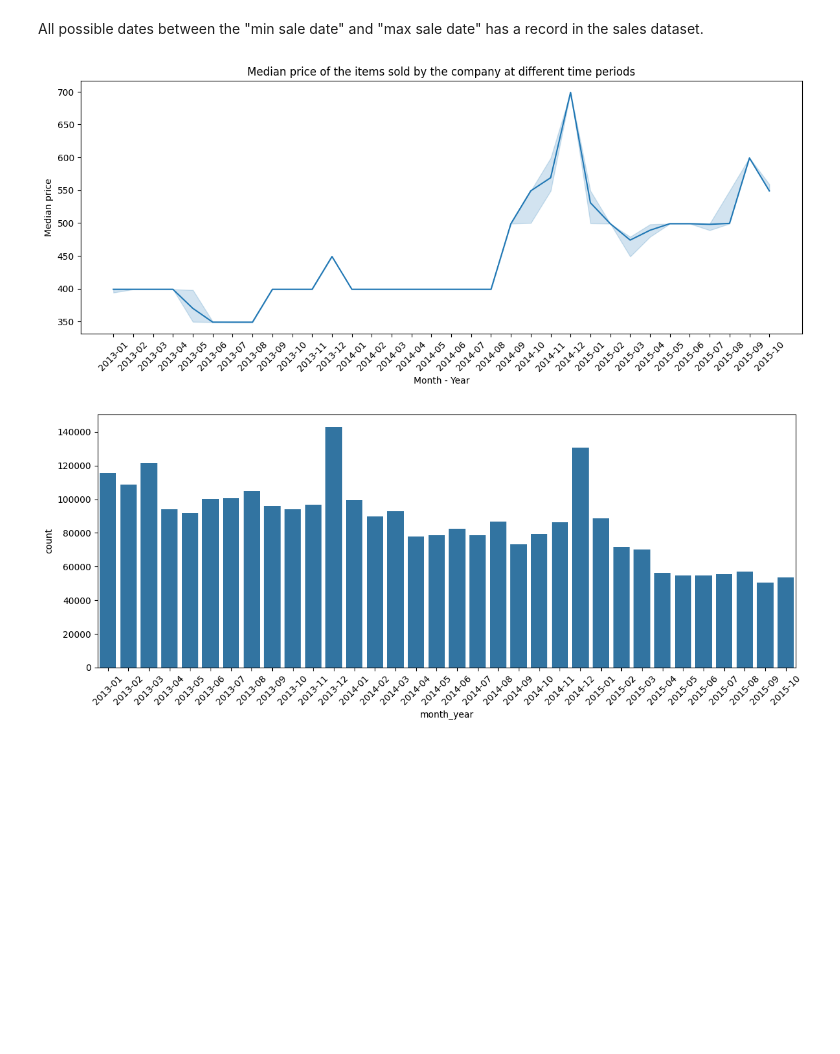
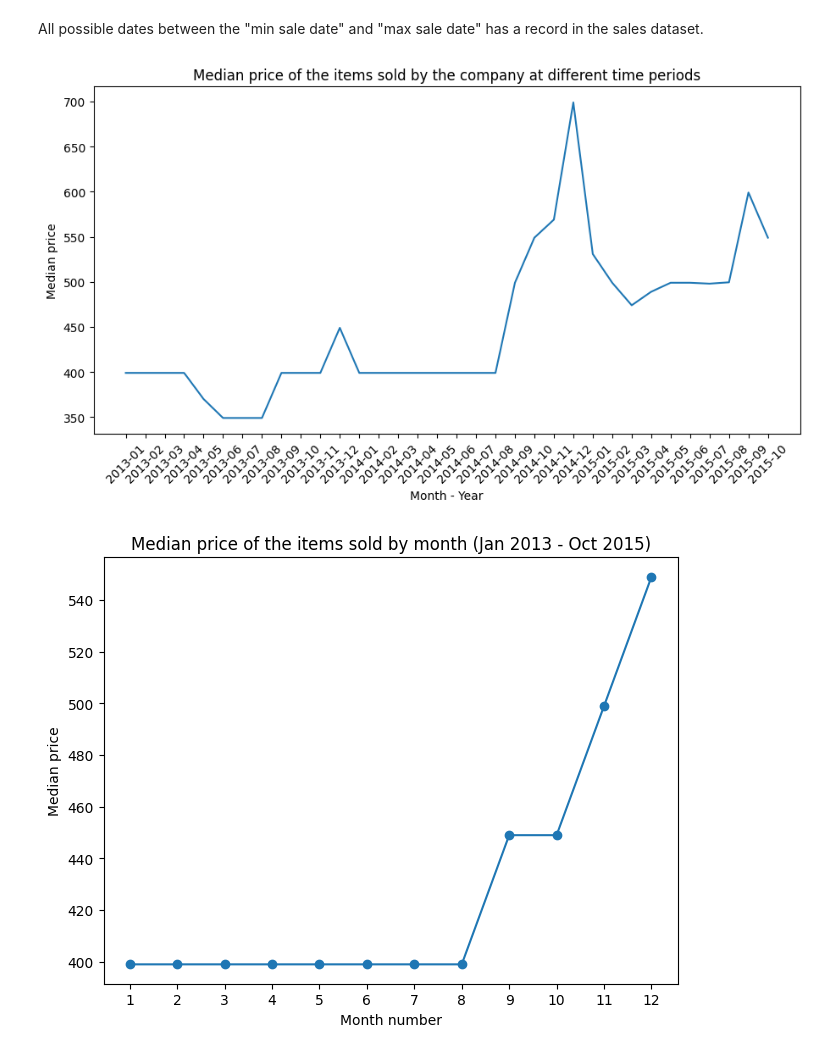
Before and after one commit to thaianle/future-sales-prediction, a Jupyter notebook: prediction_code.ipynb, the cells around one changed output. Drawn from its saved outputs; the diff is of its cells as text; code cells hidden in the pictures; blank space fills up the shorter version.

Commit message:
Preprocess data for regression

```diff
--- a/prediction_code.ipynb
+++ b/prediction_code.ipynb
@@ -459,31 +459,40 @@ date     0
 dtype: int64
 # %% [markdown]
 All possible dates between the "min sale date" and "max sale date" has a record in the sales dataset.
-# %%
-# Median price over time
-fig, ax = plt.subplots(figsize = (12, 5))
-
-sns.lineplot(data = sales_full, x = 'month_year', y = 'item_price', estimator = 'median', ax = ax)
-ax.tick_params(axis = 'x', labelrotation = 45)
-plt.tight_layout()
-
-ax.set_xlabel('Month - Year')
-ax.set_ylabel('Median price')
-ax.set_title('Median price of the items sold by the company at different time periods')
-plt.show()
-# %% [output]
-[figure, removed]
-# %%
-# Number of (store_id, item_id) pairs throughout each month-year pair
-# Note that I should remember to count duplicates
-# https://www.geeksforgeeks.org/python/how-to-count-duplicates-in-pandas-dataframe/
-
-fig, ax = plt.subplots(figsize = (12, 5))
-sns.countplot(data = sales_full, x = 'month_year', ax = ax)
-ax.tick_params(axis = 'x', labelrotation = 45)
-plt.tight_layout()
-# %% [output]
-[figure, removed]
+# %%
+# Median price over time
+price_over_my = sales_full[['month_year', 'item_price']].copy()
+price_over_my = price_over_my.groupby('month_year').median()
+price_over_my.reset_index(inplace = True)
+
+fig, ax = plt.subplots(figsize = (9, 5))
+ax.plot(price_over_my['month_year'], price_over_my['item_price'])
+ax.tick_params(axis = 'x', labelrotation = 45)
+plt.tight_layout()
+
+ax.set_xlabel('Month - Year')
+ax.set_ylabel('Median price')
+ax.set_title('Median price of the items sold by the company at different time periods')
+plt.show()
+# %% [output]
+[figure, added]
+# %%
+# Median price over months of the year
+price_over_my = sales_full[['month', 'item_price']].copy()
+price_over_my = price_over_my.groupby('month').median()
+price_over_my.reset_index(inplace = True)
+
+fig, ax = plt.subplots()
+ax.plot(price_over_my['month'], price_over_my['item_price'], marker = 'o')
+plt.tight_layout()
+
+ax.set_xticks(range(1, 13, 1))
+ax.set_xlabel('Month number')
+ax.set_ylabel('Median price')
+ax.set_title('Median price of the items sold by month (Jan 2013 - Oct 2015)')
+plt.show()
+# %% [output]
+[figure, added]
 # %%
 # Count number of distinct shops by month-year pair
 shop_count_my = sales_full[['month_year', 'shop_id']].groupby('month_year').nunique()
```
Also changed, not shown: parts of 10 cells of this notebook.
